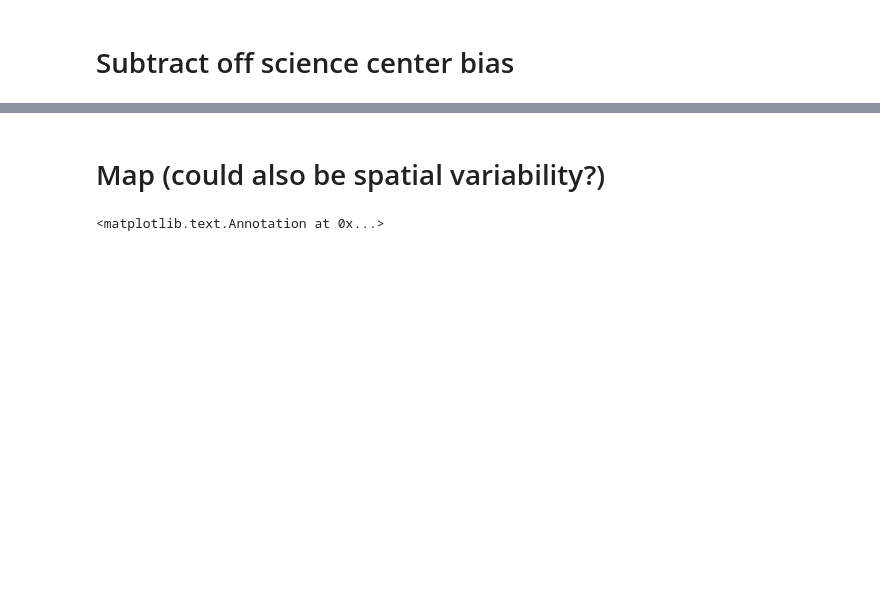
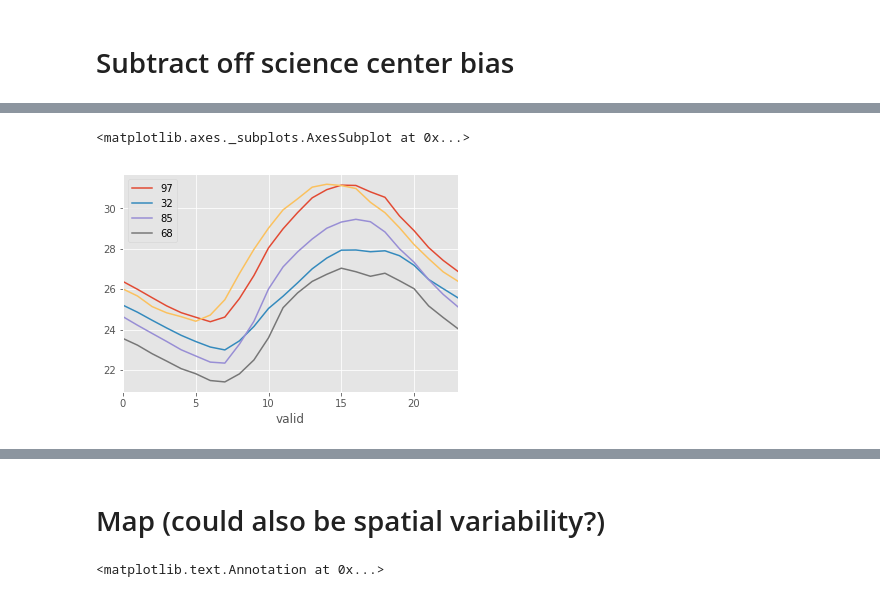
Before and after one commit to gottscott/finalthesischapter, a Jupyter notebook: CharacteristicsBaltimoreUHI.ipynb, the cells around one changed output, grey strips where cells are left out. Cells and saved outputs as stored; diff of their text form; code cells hidden in the pictures; blank space fills up the shorter version.

```diff
--- a/CharacteristicsBaltimoreUHI.ipynb
+++ b/CharacteristicsBaltimoreUHI.ipynb
@@ -120,0 +155,6 @@ See the caveats in the documentation: http://pandas.pydata.org/pandas-docs/stabl
+# %%
+tempDF[selected].groupby(tempDF.index.hour).mean().plot()
+obs[start_date:end_date]['urban'].groupby(obs[start_date:end_date].index.hour).mean().plot(label = 'ASOS')
+# %% [output]
+<matplotlib.axes._subplots.AxesSubplot at 0x...>
+[figure, added]
```
Also changed, not shown: parts of 26 cells of this notebook.
